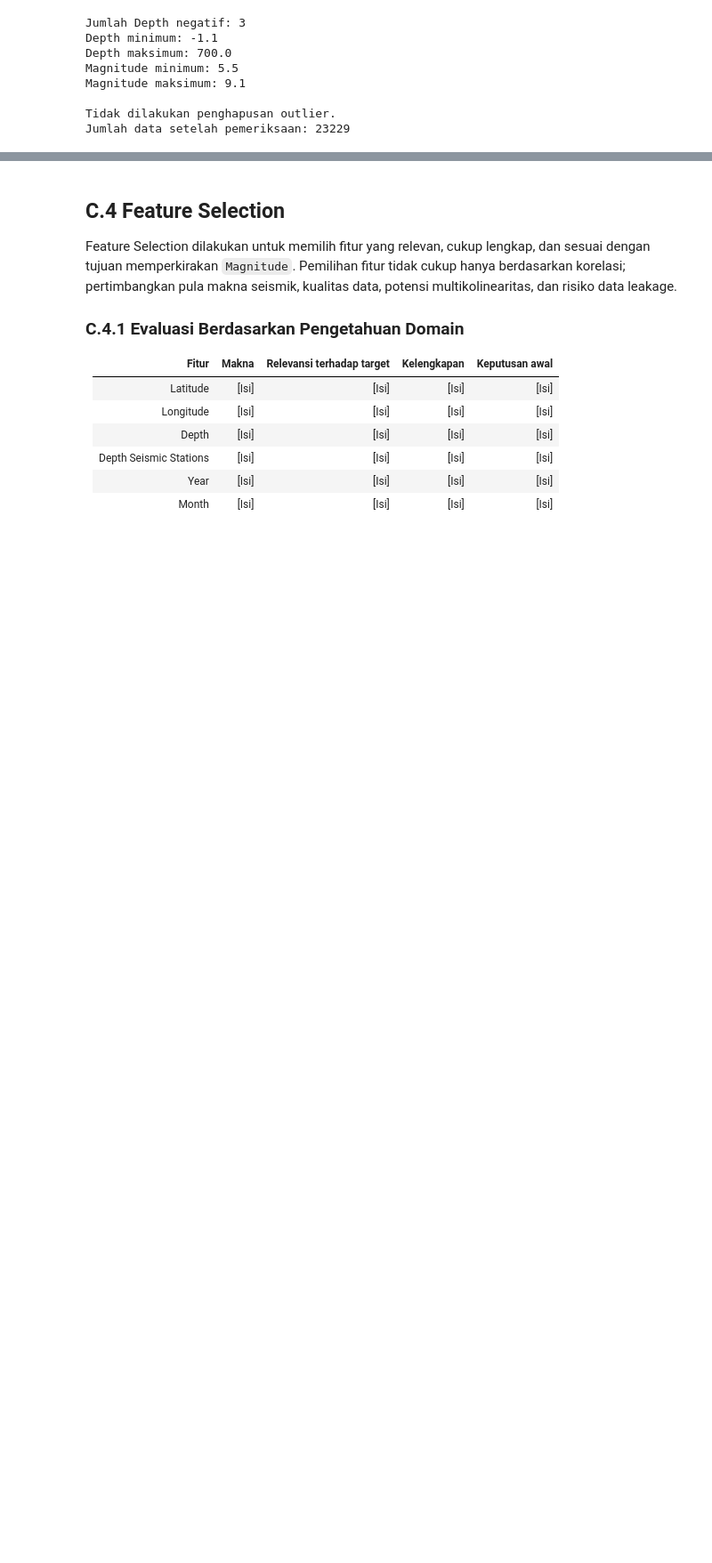
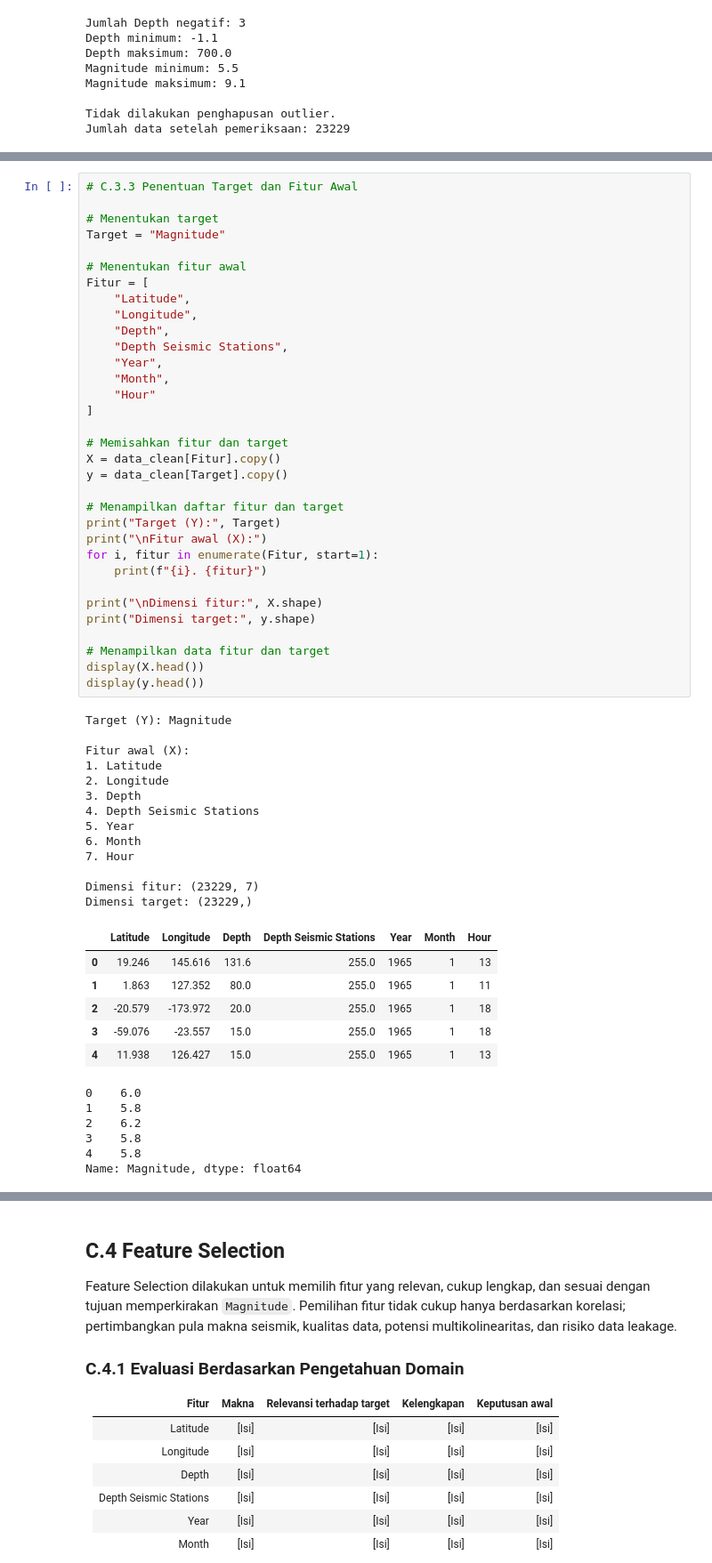
Before and after one commit to Marseng10/Data-Scince_Project, a Jupyter notebook: Analisis Pola dan PrediksiMagnitudoGempaBumi.ipynb, the cells around one changed output, grey strips where cells are left out. Shown at 89% size. Saved outputs shown, nothing was run; the diff lists cells and outputs as text; blank space fills up the shorter version.

Commit message:
data preprosesing part 2

```diff
--- a/Analisis Pola dan PrediksiMagnitudoGempaBumi.ipynb
+++ b/Analisis Pola dan PrediksiMagnitudoGempaBumi.ipynb
@@ -1078,0 +1139,59 @@ Jelaskan bagaimana tim memastikan bahwa target tidak ikut menjadi fitur, informa
+# %%
+# C.3.3 Penentuan Target dan Fitur Awal
+
+# Menentukan target
+Target = "Magnitude"
+
+# Menentukan fitur awal
+Fitur = [
+    "Latitude",
+    "Longitude",
+    "Depth",
+    "Depth Seismic Stations",
+    "Year",
+    "Month",
+    "Hour"
+]
+
+# Memisahkan fitur dan target
+X = data_clean[Fitur].copy()
+y = data_clean[Target].copy()
+
+# Menampilkan daftar fitur dan target
+print("Target (Y):", Target)
+print("\nFitur awal (X):")
+for i, fitur in enumerate(Fitur, start=1):
+    print(f"{i}. {fitur}")
+
+print("\nDimensi fitur:", X.shape)
+print("Dimensi target:", y.shape)
+
+# Menampilkan data fitur dan target
+display(X.head())
+display(y.head())
+# %% [output]
+Target (Y): Magnitude
+
+Fitur awal (X):
+1. Latitude
+2. Longitude
+3. Depth
+4. Depth Seismic Stations
+5. Year
+6. Month
+7. Hour
+
+Dimensi fitur: (23229, 7)
+Dimensi target: (23229,)
+|  | Latitude | Longitude | Depth | Depth Seismic Stations | Year | Month | Hour |
+| 0 | 19.246 | 145.616 | 131.6 | 255.0 | 1965 | 1 | 13 |
+| 1 | 1.863 | 127.352 | 80.0 | 255.0 | 1965 | 1 | 11 |
+| 2 | -20.579 | -173.972 | 20.0 | 255.0 | 1965 | 1 | 18 |
+| 3 | -59.076 | -23.557 | 15.0 | 255.0 | 1965 | 1 | 18 |
+| 4 | 11.938 | 126.427 | 15.0 | 255.0 | 1965 | 1 | 13 |
+0    6.0
+1    5.8
+2    6.2
+3    5.8
+4    5.8
+Name: Magnitude, dtype: float64
```
Also changed, not shown: parts of 9 cells of this notebook.
